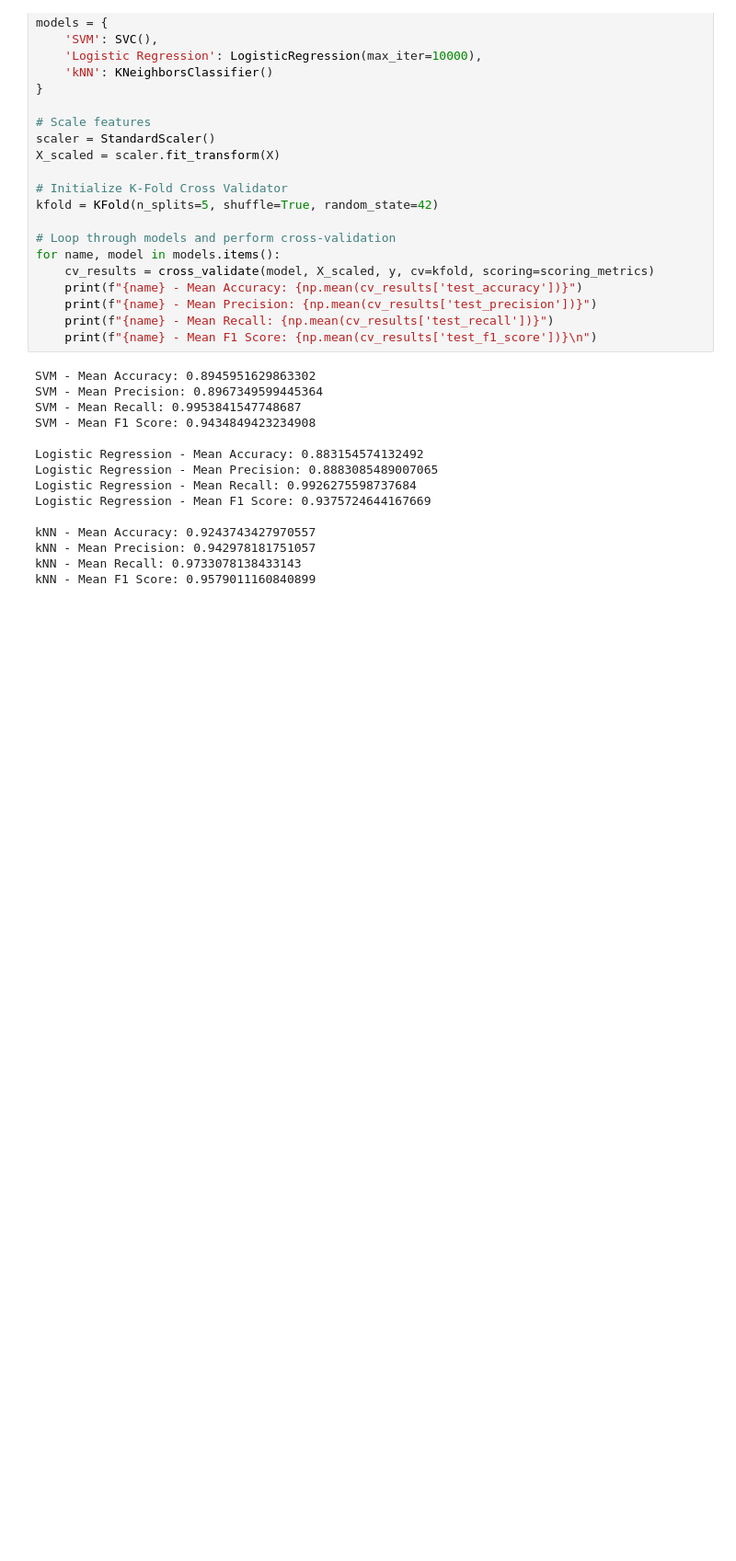
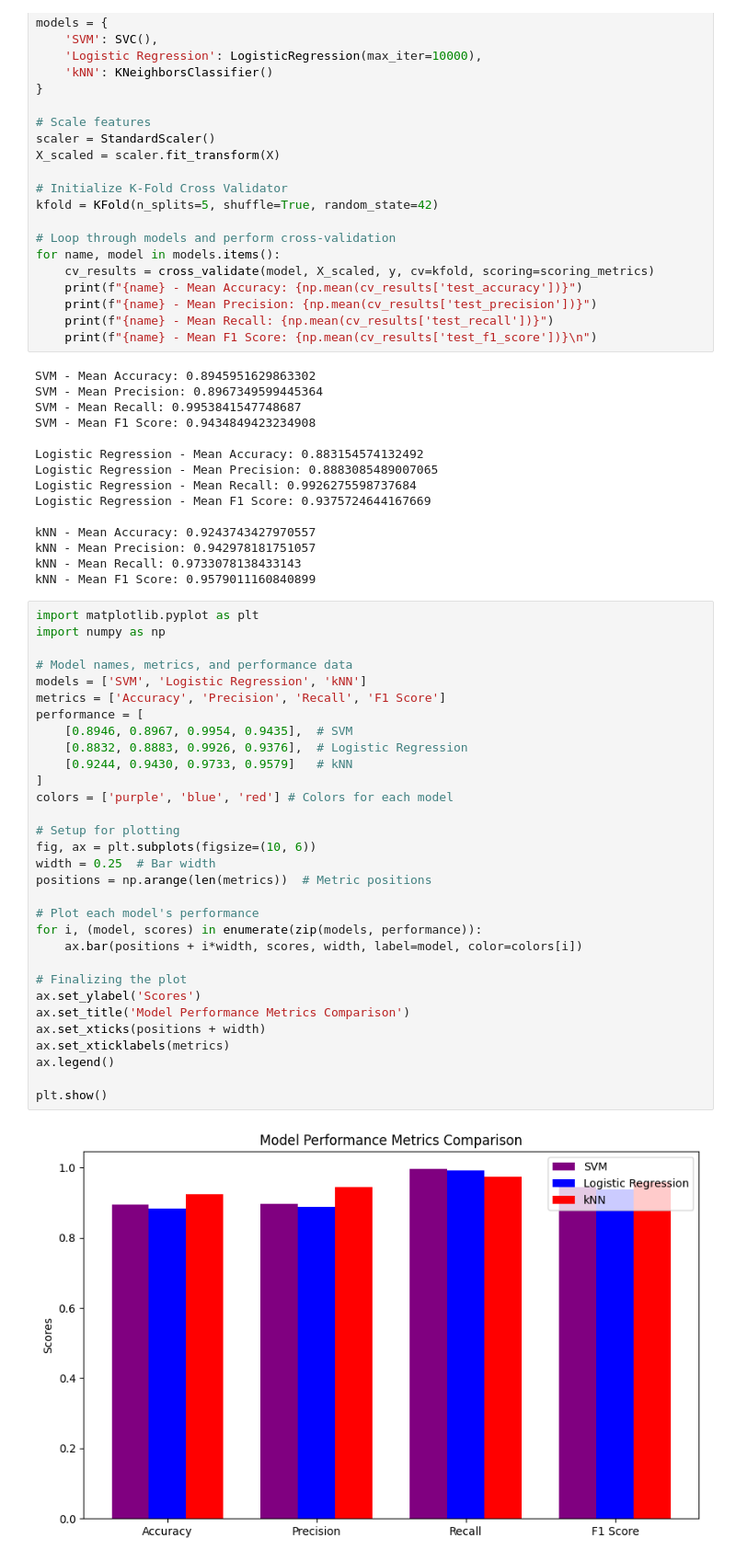
Before and after one commit to The-Mad-Ryanosaurus/ML-Models, a Jupyter notebook: project.ipynb, the cells around one changed output. Shown: that part at 92% size. Cells and saved outputs as stored; diff of their text form; blank space fills up the shorter version.

Commit message:
data visualization

```diff
--- a/project.ipynb
+++ b/project.ipynb
@@ -392,3 +390,36 @@ kNN - Mean Accuracy: 0.9243743427970557
 kNN - Mean Precision: 0.942978181751057
 kNN - Mean Recall: 0.9733078138433143
 kNN - Mean F1 Score: 0.9579011160840899
+# %%
+import matplotlib.pyplot as plt
+import numpy as np
+
+# Model names, metrics, and performance data
+models = ['SVM', 'Logistic Regression', 'kNN']
+metrics = ['Accuracy', 'Precision', 'Recall', 'F1 Score']
+performance = [
+    [0.8946, 0.8967, 0.9954, 0.9435],  # SVM
+    [0.8832, 0.8883, 0.9926, 0.9376],  # Logistic Regression
+    [0.9244, 0.9430, 0.9733, 0.9579]   # kNN
+]
+colors = ['purple', 'blue', 'red'] # Colors for each model
+
+# Setup for plotting
+fig, ax = plt.subplots(figsize=(10, 6))
+width = 0.25  # Bar width
+positions = np.arange(len(metrics))  # Metric positions
+
+# Plot each model's performance
+for i, (model, scores) in enumerate(zip(models, performance)):
+    ax.bar(positions + i*width, scores, width, label=model, color=colors[i])
+
+# Finalizing the plot
+ax.set_ylabel('Scores')
+ax.set_title('Model Performance Metrics Comparison')
+ax.set_xticks(positions + width)
+ax.set_xticklabels(metrics)
+ax.legend()
+
+plt.show()
+# %% [output]
+[figure, added]
```
Also changed, not shown: parts of 1 cell of this notebook.
